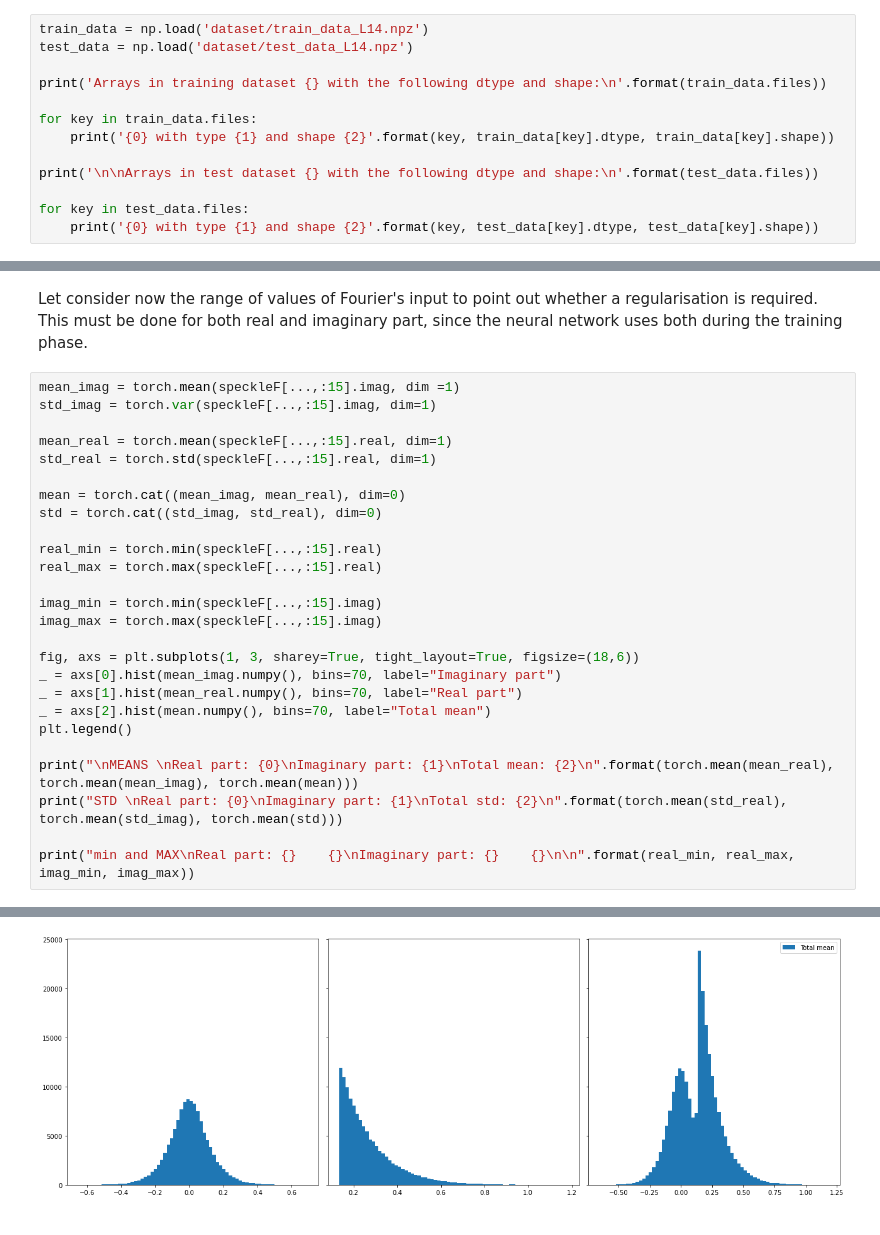
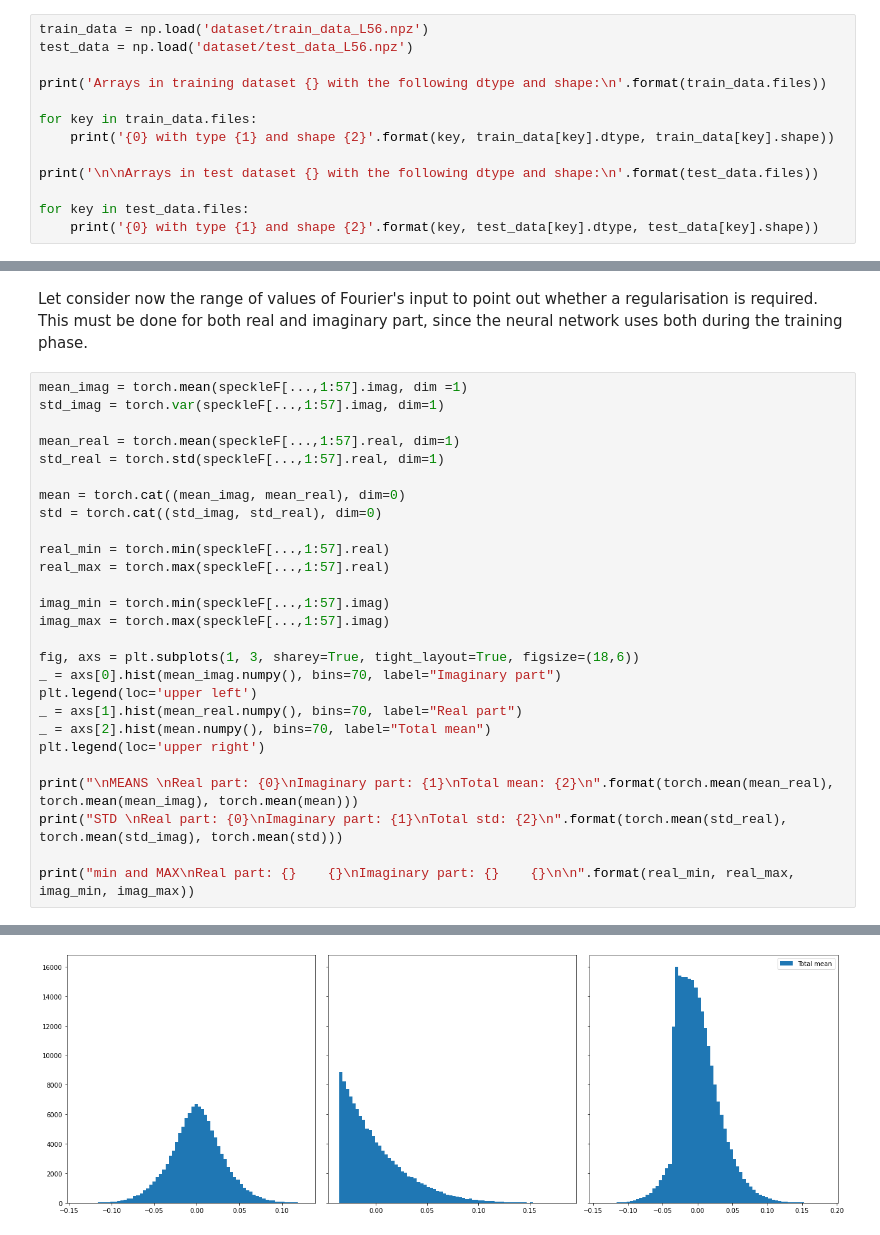
Before and after one commit to gscriva/dlai-project, a Jupyter notebook: readdata.ipynb, the cells around one changed output, grey strips where cells are left out. Drawn from its saved outputs; the diff is of its cells as text.

Commit message:
Add plot of data and results

```diff
--- a/readdata.ipynb
+++ b/readdata.ipynb
@@ -74,8 +77,8 @@ Data are now organized as follow:
 Where each file as the following numpy arrays `['evalues', 'speckleR', 'speckleF', 'x_axis', 'csi_axis']`. All the array are real except `speckleF`, which is complex.
 Note that the sum of occurrence in the dataset is 150000, as we expected for `dataL14` files.
 # %%
-train_data = np.load('dataset/train_data_L14.npz')
-test_data = np.load('dataset/test_data_L14.npz')
+train_data = np.load('dataset/train_data_L56.npz')
+test_data = np.load('dataset/test_data_L56.npz')
 
 print('Arrays in training dataset {} with the following dtype and shape:\n'.format(train_data.files))
 
@@ -166,26 +169,27 @@ Difference beetween given real data and computed inverse of fourier data (real)
 # %% [markdown]
 Let consider now the range of values of Fourier's input to point out whether a regularisation is required. This must be done for both real and imaginary part, since the neural network uses both during the training phase.
 # %%
-mean_imag = torch.mean(speckleF[...,:15].imag, dim =1)
-std_imag = torch.var(speckleF[...,:15].imag, dim=1)
+mean_imag = torch.mean(speckleF[...,1:57].imag, dim =1)
+std_imag = torch.var(speckleF[...,1:57].imag, dim=1)
 
-mean_real = torch.mean(speckleF[...,:15].real, dim=1)
-std_real = torch.std(speckleF[...,:15].real, dim=1)
+mean_real = torch.mean(speckleF[...,1:57].real, dim=1)
+std_real = torch.std(speckleF[...,1:57].real, dim=1)
 
 mean = torch.cat((mean_imag, mean_real), dim=0)
 std = torch.cat((std_imag, std_real), dim=0)
 
-real_min = torch.min(speckleF[...,:15].real)
-real_max = torch.max(speckleF[...,:15].real)
+real_min = torch.min(speckleF[...,1:57].real)
+real_max = torch.max(speckleF[...,1:57].real)
 
-imag_min = torch.min(speckleF[...,:15].imag)
-imag_max = torch.max(speckleF[...,:15].imag)
+imag_min = torch.min(speckleF[...,1:57].imag)
+imag_max = torch.max(speckleF[...,1:57].imag)
 
 fig, axs = plt.subplots(1, 3, sharey=True, tight_layout=True, figsize=(18,6))
 _ = axs[0].hist(mean_imag.numpy(), bins=70, label="Imaginary part")
+plt.legend(loc='upper left')
 _ = axs[1].hist(mean_real.numpy(), bins=70, label="Real part")
 _ = axs[2].hist(mean.numpy(), bins=70, label="Total mean")
-plt.legend()
+plt.legend(loc='upper right')
 
 print("\nMEANS \nReal part: {0}\nImaginary part: {1}\nTotal mean: {2}\n".format(torch.mean(mean_real), torch.mean(mean_imag), torch.mean(mean)))
 print("STD \nReal part: {0}\nImaginary part: {1}\nTotal std: {2}\n".format(torch.mean(std_real), torch.mean(std_imag), torch.mean(std)))
@@ -208 +214 @@ Imaginary part: -2.8437069346990698    2.729530880408131
-[figure, old version]
+[figure, new version]
```
Also changed, not shown: parts of 26 cells of this notebook.
